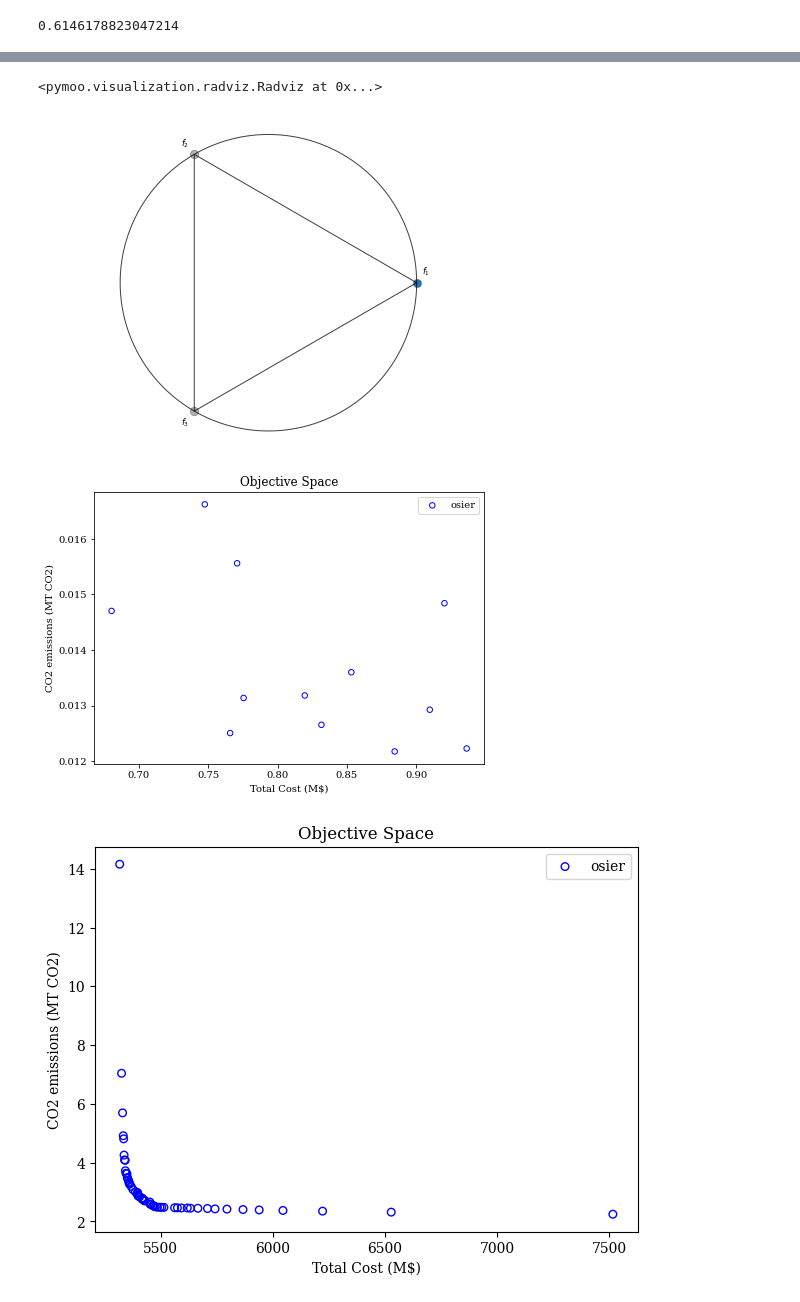
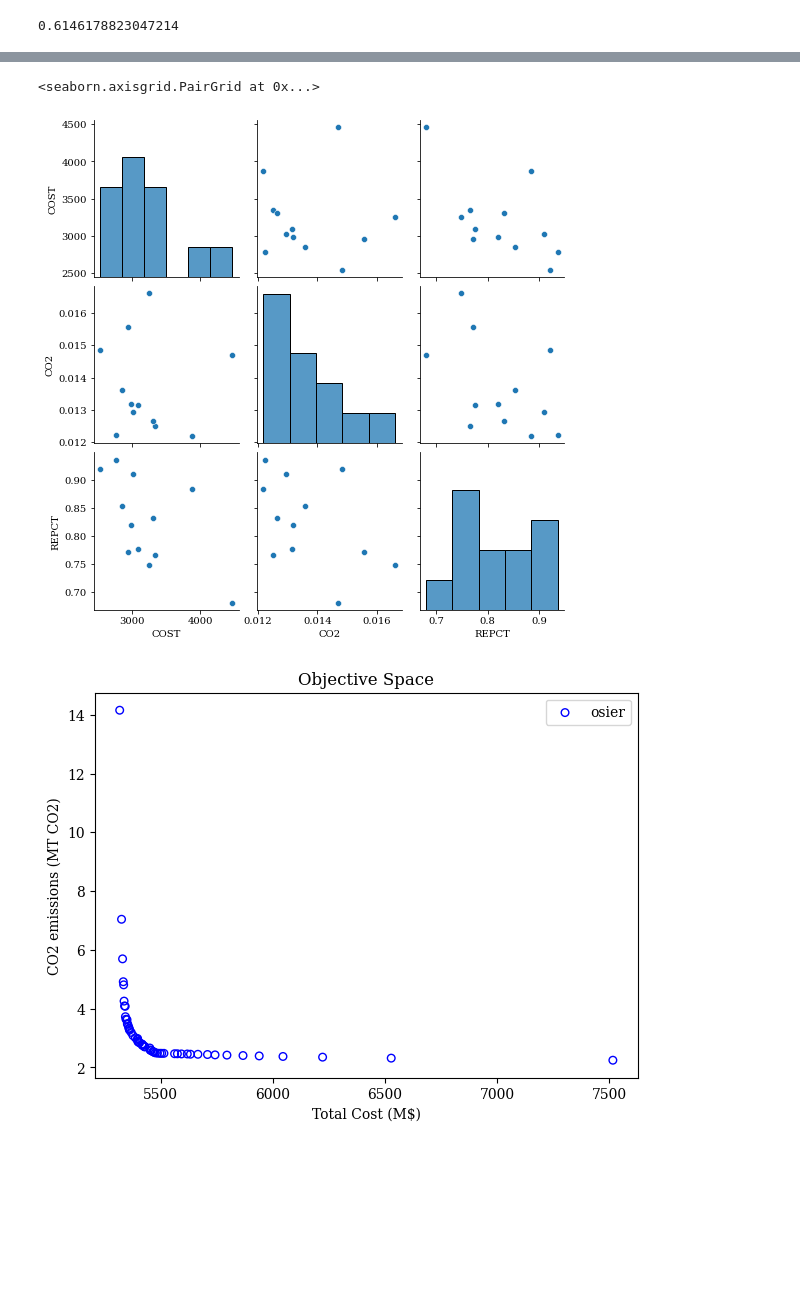
Before and after one commit to samgdotson/2023-dotson-prelim, a Jupyter notebook: data/osier_simulations/usnga3_capacity_expansion.ipynb, the cells around one changed output, grey strips where cells are left out. Saved outputs shown, nothing was run; the diff lists cells and outputs as text; code cells hidden in the pictures; blank space fills up the shorter version.

Commit message:
adds pairplot cell

```diff
--- a/data/osier_simulations/usnga3_capacity_expansion.ipynb
+++ b/data/osier_simulations/usnga3_capacity_expansion.ipynb
@@ -442,22 +406,12 @@ plot.show()
-# %%
-from pymoo.visualization.radviz import Radviz
-Radviz().add(F).show()
-# %% [output]
-<pymoo.visualization.radviz.Radviz at 0x...>
-[figure, removed]
-# %%
-plt.figure(figsize=(7, 5), facecolor='w')
-plt.scatter(F[:, 2], F[:, 1], s=30, facecolors='none', edgecolors='blue', label='osier')
-plt.title("Objective Space")
-plt.xlabel("Total Cost (M$)")
-plt.ylabel("CO2 emissions (MT CO2)")
-plt.legend()
-# plt.xlim(5e3,1e6)
-# plt.yscale('log')
-# plt.xscale('log')
-plt.show()
-# %% [output]
-[figure, removed]
+# %%
+res_df = pd.DataFrame({'COST':F[:,0],
+'CO2':F[:,1],
+'REPCT':F[:,2]})
+
+sb.pairplot(res_df)
+# %% [output]
+<seaborn.axisgrid.PairGrid at 0x...>
+[figure, added]
 # %%
 plt.figure(figsize=(7, 5), facecolor='w')
 plt.scatter(F[:, 0], F[:, 1], s=30, facecolors='none', edgecolors='blue', label='osier')
```
Also changed, not shown: parts of 5 cells of this notebook.
